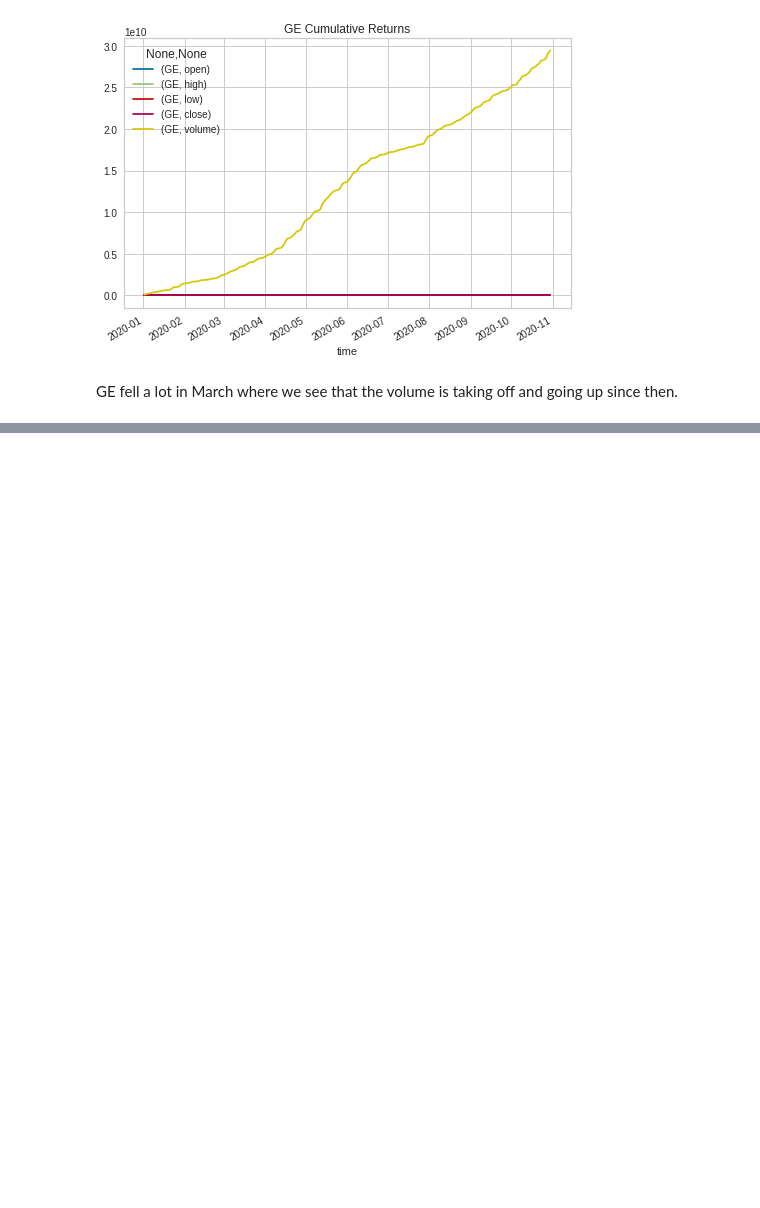
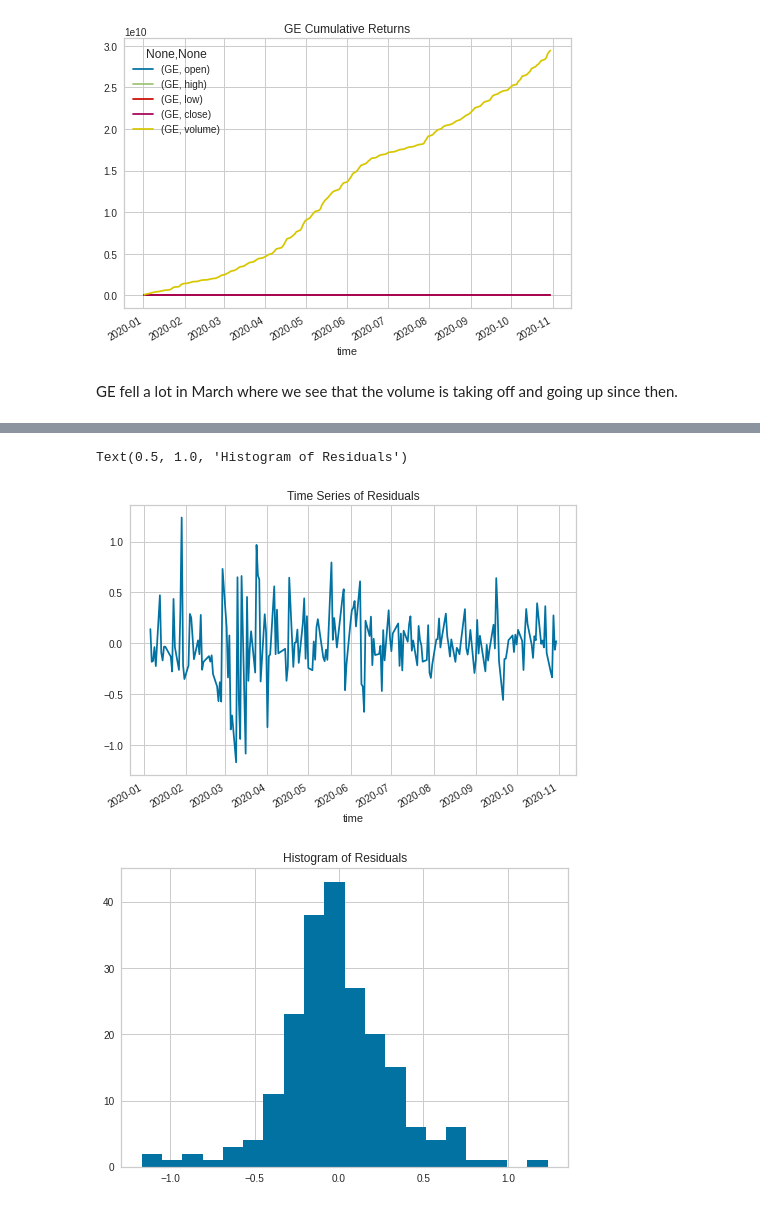
Before and after one commit to Gaukhar-ai/for_my_Thinkful_work, a Jupyter notebook: alpaca_api.ipynb, the cells around one changed output, grey strips where cells are left out. Saved outputs shown, nothing was run; the diff lists cells and outputs as text; code cells hidden in the pictures; blank space fills up the shorter version.

```diff
--- a/alpaca_api.ipynb
+++ b/alpaca_api.ipynb
@@ -974,0 +1104,7 @@ GE_df['AR'] = model.predict()
+# %%
+from statsmodels.tsa.arima_model import ARIMA
+model = ARIMA(GE_df.close, order=(1,2,1))
+model_fit = model.fit(disp=0)
+print(model_fit.summary())
+print('Residuals Description')
+print(model_fit.resid.describe())
@@ -974,0 +1142,12 @@ GE_df['AR'] = model.predict()
+# %%
+residuals = pd.DataFrame(model_fit.resid)
+
+residuals.plot(legend=False)
+plt.title('Time Series of Residuals')
+
+residuals.hist(bins=20)
+plt.title('Histogram of Residuals')
+# %% [output]
+Text(0.5, 1.0, 'Histogram of Residuals')
+[figure, added]
+[figure, added]
```
Also changed, not shown: parts of 32 cells of this notebook.
